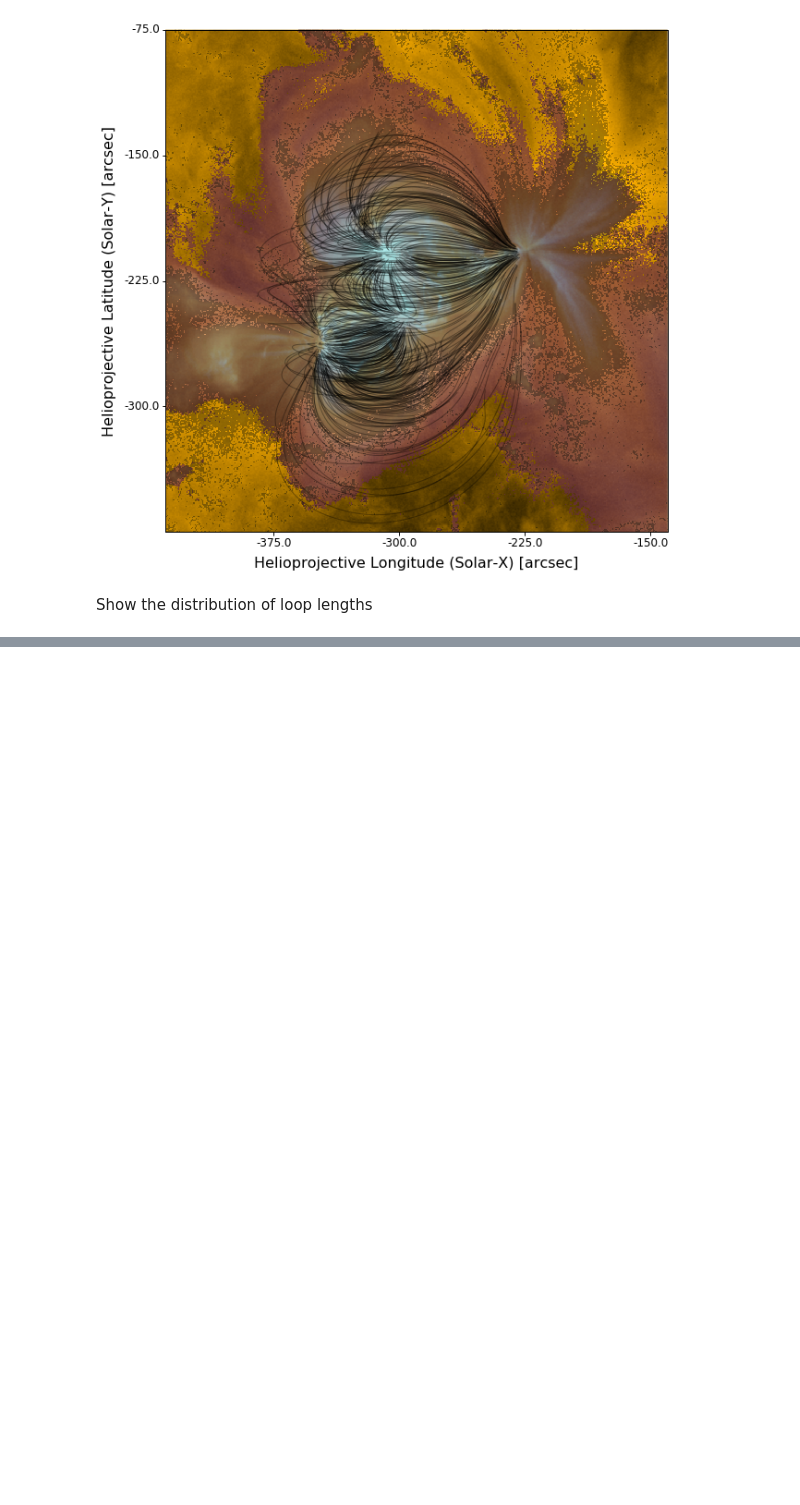
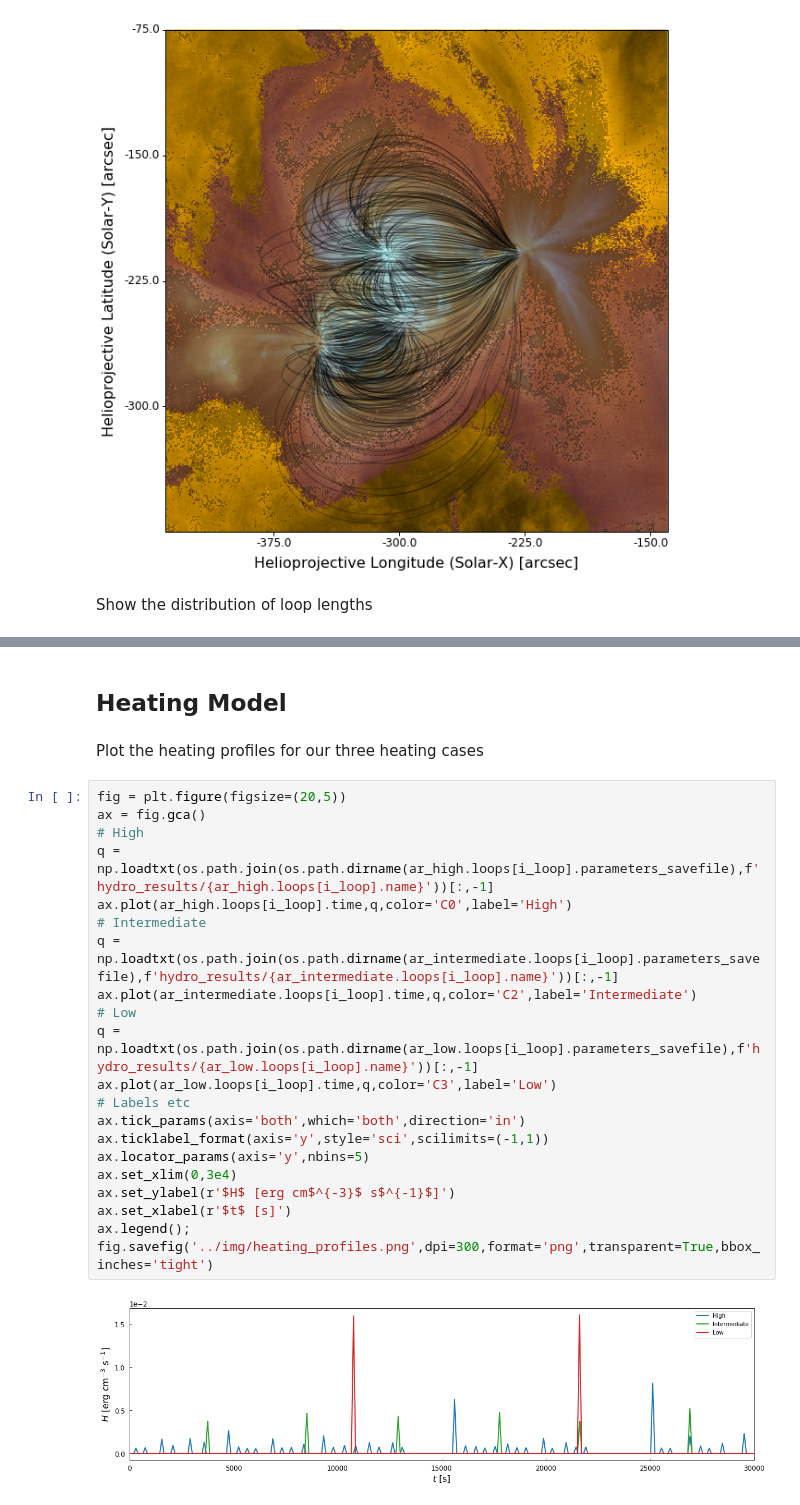
Before and after one commit to wtbarnes/tess-2018-talk, a Jupyter notebook: notebooks/figures.ipynb, the cells around one changed output, grey strips where cells are left out. Cells and saved outputs as stored; diff of their text form; blank space fills up the shorter version.

```diff
--- a/notebooks/figures.ipynb
+++ b/notebooks/figures.ipynb
@@ -125,0 +160,27 @@ fig.savefig('../img/loop_length_distribution.png',format='png',dpi=300,bbox_inch
+# %% [markdown]
+## Heating Model
+# %% [markdown]
+Plot the heating profiles for our three heating cases
+# %%
+fig = plt.figure(figsize=(20,5))
+ax = fig.gca()
+# High
+q = np.loadtxt(os.path.join(os.path.dirname(ar_high.loops[i_loop].parameters_savefile),f'hydro_results/{ar_high.loops[i_loop].name}'))[:,-1]
+ax.plot(ar_high.loops[i_loop].time,q,color='C0',label='High')
+# Intermediate
+q = np.loadtxt(os.path.join(os.path.dirname(ar_intermediate.loops[i_loop].parameters_savefile),f'hydro_results/{ar_intermediate.loops[i_loop].name}'))[:,-1]
+ax.plot(ar_intermediate.loops[i_loop].time,q,color='C2',label='Intermediate')
+# Low
+q = np.loadtxt(os.path.join(os.path.dirname(ar_low.loops[i_loop].parameters_savefile),f'hydro_results/{ar_low.loops[i_loop].name}'))[:,-1]
+ax.plot(ar_low.loops[i_loop].time,q,color='C3',label='Low')
+# Labels etc
+ax.tick_params(axis='both',which='both',direction='in')
+ax.ticklabel_format(axis='y',style='sci',scilimits=(-1,1))
+ax.locator_params(axis='y',nbins=5)
+ax.set_xlim(0,3e4)
+ax.set_ylabel(r'$H$ [erg cm$^{-3}$ s$^{-1}$]')
+ax.set_xlabel(r'$t$ [s]')
+ax.legend();
+fig.savefig('../img/heating_profiles.png',dpi=300,format='png',transparent=True,bbox_inches='tight')
+# %% [output]
+[figure, added]
```
Also changed, not shown: parts of 6 cells of this notebook, 1 other file.
